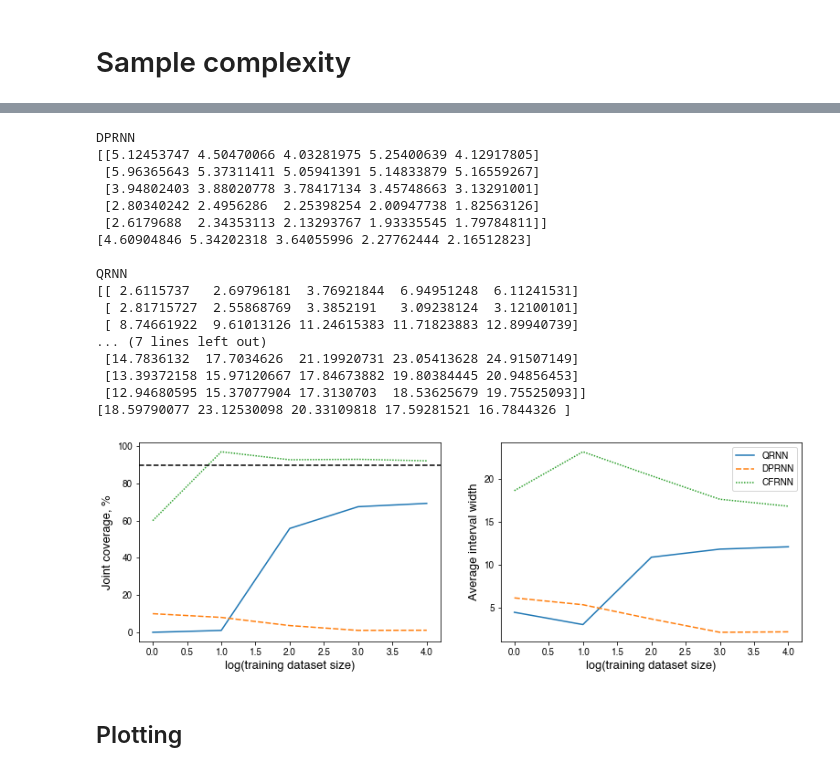
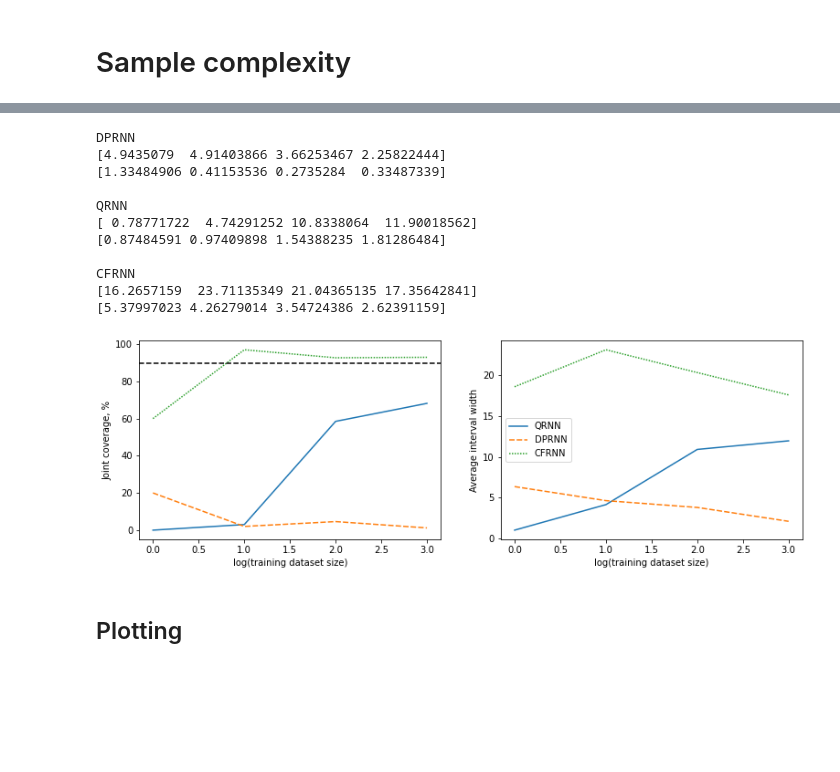
Before and after one commit to kamilest/conformal-rnn, a Jupyter notebook: synthetic.ipynb, the cells around one changed output, grey strips where cells are left out. Saved outputs shown, nothing was run; the diff lists cells and outputs as text; code cells hidden in the pictures; blank space fills up the shorter version.

```diff
--- a/synthetic.ipynb
+++ b/synthetic.ipynb
@@ -20,0 +83,9 @@ BASELINES = ['QRNN', 'DPRNN', 'CFRNN', 'AdaptiveCFRNN']
+# %%
+for baseline in ['DPRNN', 'QRNN', 'CFRNN']:
+    print(baseline)
+    widths_mean, widths_std = get_interval_widths(baseline, 'static', seeds=range(5))
+
+    print(widths_mean)
+    print(widths_std)
+
+    print()
@@ -89,10 +170,10 @@ AdaptiveCFRNN
 Prints the baseline; mean±std of interval width across horizons; rows denote the noise configuration and columns the random seed.
 # %%
-for baseline in ['CFRNN', 'AdaptiveCFRNN', 'QRNN', 'DPRNN']:
+for baseline in ['DPRNN', 'QRNN', 'CFRNN']:
     print(baseline)
-    widths_mean, widths_std = get_interval_widths(baseline, 'time_dependent', seeds=[0])
+    widths_mean, widths_std = get_interval_widths(baseline, 'time_dependent', seeds=range(5))
 
     print(widths_mean)
-    print(widths_mean.mean(axis=1))
+    print(widths_std)
     print()
 # %% [output]
@@ -148,7 +192,7 @@ Epoch:  9 | train loss: 7.4395
 # Sample complexity
 # %%
 for baseline in ['DPRNN', 'QRNN', 'CFRNN']:
-    for seed in range(5):
+    for seed in range(1):
         run_synthetic_experiments(experiment='sample_complexity',
                                   baseline=baseline,
                                   retrain_auxiliary=True,
@@ -188,26 +247,20 @@ FileNotFoundError: [Errno 2] No such file or directory: 'saved_results/sample_co
 # %%
 for baseline in ['DPRNN', 'QRNN', 'CFRNN']:
     print(baseline)
-    widths_mean, widths_std = get_interval_widths(baseline, 'sample_complexity', seeds=[0])
+    widths_mean, widths_std = get_interval_widths(baseline, 'sample_complexity', seeds=range(5))
 
     print(widths_mean)
-    print(widths_mean.mean(axis=1))
+    print(widths_std)
     print()
 # %% [output]
 DPRNN
-[[5.12453747 4.50470066 4.03281975 5.25400639 4.12917805]
- [5.96365643 5.37311411 5.05941391 5.14833879 5.16559267]
- [3.94802403 3.88020778 3.78417134 3.45748663 3.13291001]
- [2.80340242 2.4956286  2.25398254 2.00947738 1.82563126]
- [2.6179688  2.34353113 2.13293767 1.93335545 1.79784811]]
-[4.60904846 5.34202318 3.64055996 2.27762444 2.16512823]
+[4.9435079  4.91403866 3.66253467 2.25822444]
+[1.33484906 0.41153536 0.2735284  0.33487339]
 
 QRNN
-[[ 2.6115737   2.69796181  3.76921844  6.94951248  6.11241531]
- [ 2.81715727  2.55868769  3.3852191   3.09238124  3.12100101]
- [ 8.74661922  9.61013126 11.24615383 11.71823883 12.89940739]
-... (7 lines left out)
- [14.7836132  17.7034626  21.19920731 23.05413628 24.91507149]
- [13.39372158 15.97120667 17.84673882 19.80384445 20.94856453]
- [12.94680595 15.37077904 17.3130703  18.53625679 19.75525093]]
-[18.59790077 23.12530098 20.33109818 17.59281521 16.7844326 ]
+[ 0.78771722  4.74291252 10.8338064  11.90018562]
+[0.87484591 0.97409898 1.54388235 1.81286484]
+
+CFRNN
+[16.2657159  23.71135349 21.04365135 17.35642841]
+[5.37997023 4.26279014 3.54724386 2.62391159]
@@ -216,26 +267,26 @@ import seaborn as sns
 # %%
 coverages_mean, coverages_std = {}, {}
 for baseline in ['QRNN', 'DPRNN', 'CFRNN']:
     coverages_mean[baseline], coverages_std[baseline] = \
         get_joint_coverages(baseline, 'sample_complexity', seeds=[0])
 
 widths_mean = {}
 for baseline in ['QRNN', 'DPRNN', 'CFRNN']:
-    widths_mean[baseline] = \
-        get_interval_widths(baseline, 'sample_complexity', seeds=[0])[0].mean(axis=1)
+    widths_mean[baseline], _ = \
+        get_interval_widths(baseline, 'sample_complexity', seeds=[0])
 
 fig, (ax1, ax2) = plt.subplots(nrows=1, ncols=2, figsize=(13, 4))
 
 figa = sns.lineplot(ax=ax1, data=coverages_mean, legend=None)
 figa.axhline(90, linestyle="--", color="black")
 figa.set(xlabel="log(training dataset size)", ylabel="Joint coverage, %")
 
 figb = sns.lineplot(ax=ax2, data=widths_mean)
 figb.set(xlabel="log(training dataset size)", ylabel="Average interval width")
 plt.show()
 fig.savefig('{}.png'.format('sample_complexity'), bbox_inches='tight', dpi=600)
 # %% [output]
-[figure, old version]
+[figure, new version]
 # %% [markdown]
 ## Plotting
 # %%
```
Also changed, not shown: parts of 25 cells of this notebook, 5 other files.
